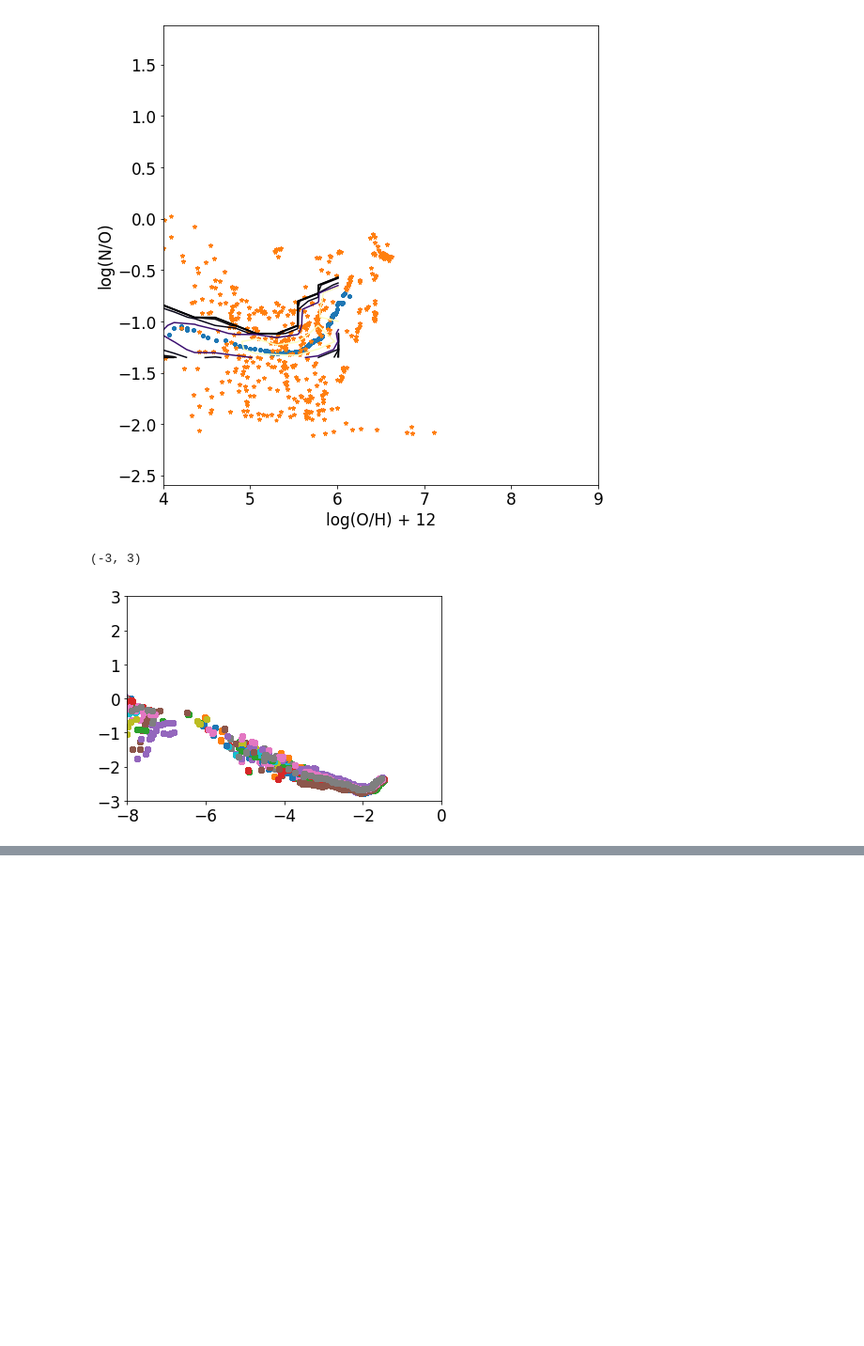
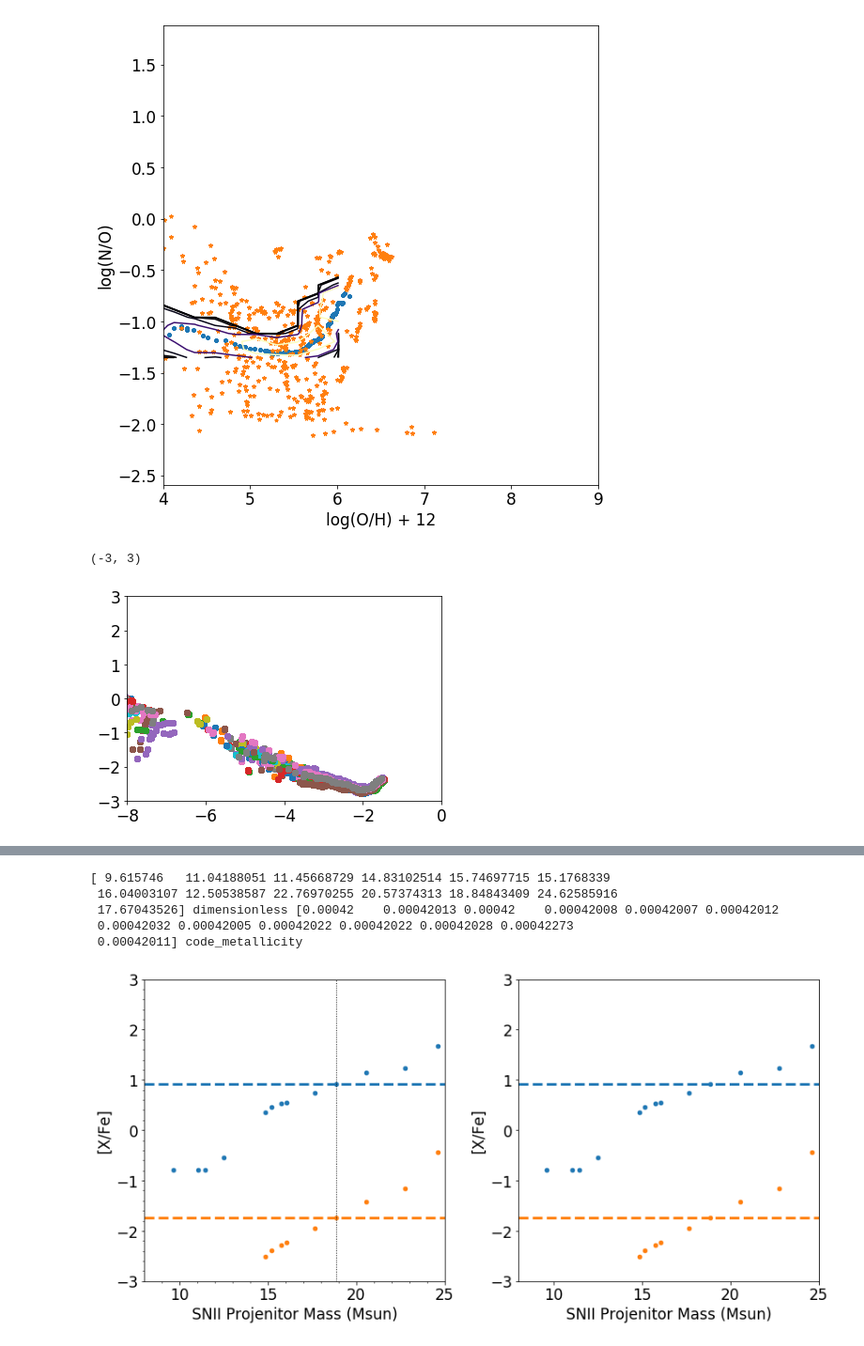
Before and after one commit to aemerick/OneZ, a Jupyter notebook: notebooks/onezone_stars.ipynb, the cells around one changed output, grey strips where cells are left out. Shown: that part at 94% size. Drawn from its saved outputs; the diff is of its cells as text; code cells hidden in the pictures; blank space fills up the shorter version.

```diff
--- a/notebooks/onezone_stars.ipynb
+++ b/notebooks/onezone_stars.ipynb
@@ -459,0 +630,80 @@ ax.set_ylim(-3,3)
+# %%
+# is there a SNII that exploded some time around t = 152.272 Myr?
+death_time = gal.df[('io','creation_time')].to('Myr') + gal.df[('io','particle_model_lifetime')].to('Myr')
+
+select2    = (death_time > 150.0) * (death_time < 153.0) * (M_o > 8.0) * (M_o < 25.0)
+# * (M_o > 19.0) * (M_o < 19.0)
+Z = gal.df[('io','metallicity_fraction')]
+print M_o[select2], Z[select2]
+
+# there are A LOT of stars exploding in this time range.... but there is one at 18.848 that might do the trick
+# %% [output]
+[ 9.615746   11.04188051 11.45668729 14.83102514 15.74697715 15.1768339
+ 16.04003107 12.50538587 22.76970255 20.57374313 18.84843409 24.62585916
+ 17.67043526] dimensionless [0.00042    0.00042013 0.00042    0.00042008 0.00042007 0.00042012
+ 0.00042032 0.00042005 0.00042022 0.00042022 0.00042028 0.00042273
+ 0.00042011] code_metallicity
+# %%
+
+masses = np.array([8.0, 10.0, 12.0, 14.0, 16.0, 18.0, 20.0, 22.0, 24.0, 24.9999])
+MgFe = np.zeros(np.size(masses))
+BaFe = np.zeros(np.size(masses))
+
+fig, ax = plt.subplots(1,2)
+fig.set_size_inches(12,6)
+
+
+for a in ax:
+    a.set_xlim(8,25)
+    a.set_ylim(-3,3)
+    a.set_xlabel('SNII Projenitor Mass (Msun)')
+    a.set_ylabel('[X/Fe]')
+
+
+i = 0
+for m in masses:
+    Mg, Ba, Fe = sn_yields.interpolate((m, 0.0004),['Mg','Ba','Fe'])
+
+    MgFe[i] = atools.abundance_ratio(('Mg',Mg),('Fe',Fe), 'mass')
+    BaFe[i] = atools.abundance_ratio(('Ba',Ba),('Fe',Fe), 'mass')
+    i = i + 1
+#ax[0].plot(masses, MgFe, color = 'C0', lw = 3, label = 'Mg')
+ax[0].plot(ax[0].get_xlim(), [np.average(gal.df[('io','particle_Mg_over_Fe')][select])]*2, lw = 3, ls = '--', color = 'C0')
+#ax[0].plot(masses, BaFe, color = 'C1', lw = 3, label = 'Ba')
+ax[0].plot(ax[0].get_xlim(), [np.average(gal.df[('io','particle_Ba_over_Fe')][select])]*2, lw = 3, ls = '--', color = 'C1')
+
+
+i = 0
+for m in masses:
+    Mg, Ba, Fe = sn_yields.interpolate((m, 0.0006),['Mg','Ba','Fe'])
+
+    MgFe[i] = atools.abundance_ratio(('Mg',Mg),('Fe',Fe), 'mass')
+    BaFe[i] = atools.abundance_ratio(('Ba',Ba),('Fe',Fe), 'mass')
+    i = i + 1
+
+#ax[1].plot(masses, MgFe, color = 'C0', lw = 3)
+ax[1].plot(ax[1].get_xlim(), [np.average(gal.df[('io','particle_Mg_over_Fe')][select])]*2, lw = 3, ls = '--', color = 'C0')
+#ax[1].plot(masses, BaFe, color = 'C1', lw = 3)
+ax[1].plot(ax[1].get_xlim(), [np.average(gal.df[('io','particle_Ba_over_Fe')][select])]*2, lw = 3, ls = '--', color = 'C1')
+
+i = 0
+MgFe = np.zeros(np.size(M_o[select2]))
+BaFe = np.zeros(np.size(M_o[select2]))
+for m,z in zip(M_o[select2], Z[select2]):
+    Mg, Ba, Fe = sn_yields.interpolate((m.value, z.value),['Mg','Ba','Fe'])
+
+    MgFe[i] = atools.abundance_ratio(('Mg',Mg),('Fe',Fe), 'mass')
+    BaFe[i] = atools.abundance_ratio(('Ba',Ba),('Fe',Fe), 'mass')
+    i = i + 1
+
+ax[0].scatter(M_o[select2],MgFe,color = 'C0',s = 20)
+ax[0].scatter(M_o[select2],BaFe,color = 'C1',s = 20)
+ax[1].scatter(M_o[select2],MgFe,color = 'C0',s = 20)
+ax[1].scatter(M_o[select2],BaFe,color = 'C1',s = 20)
+ax[0].plot([18.84]*2,ax[0].get_ylim(),lw=1, ls = ':', color = 'black')
+ax[0].minorticks_on()
+
+ax[0].legend(loc='best')
+plt.tight_layout()
+# %% [output]
+[figure, added]
```
Also changed, not shown: parts of 10 cells of this notebook.
